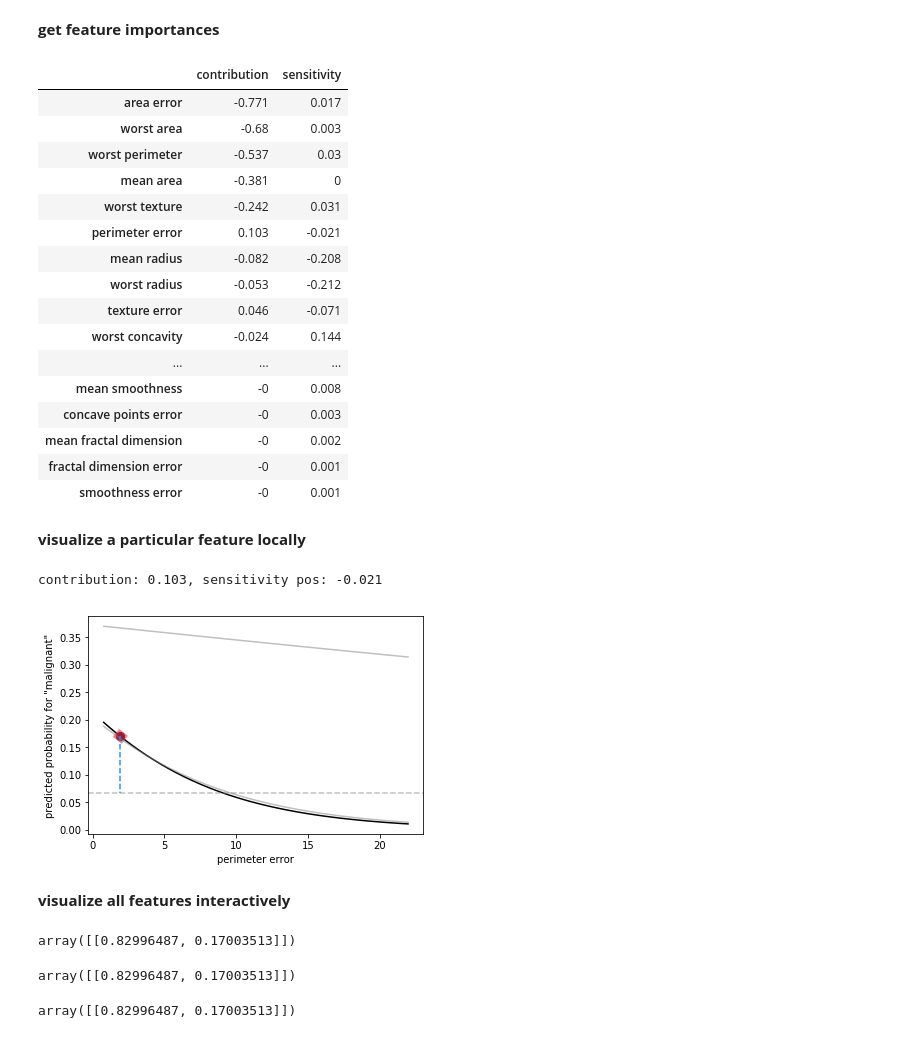
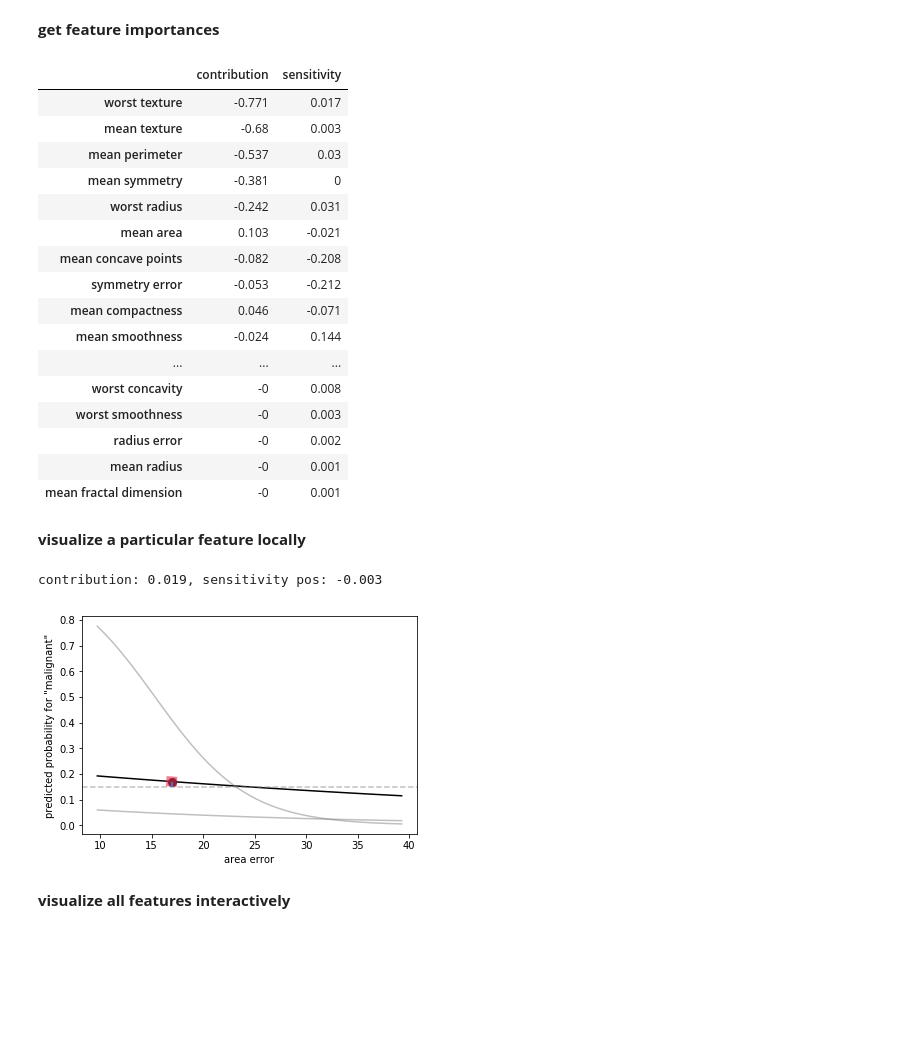
Before and after one commit to Pacmed/sensible-local-interpretations, a Jupyter notebook: interp/interp_breast_cancer.ipynb, the cells around one changed output. Drawn from its saved outputs; the diff is of its cells as text; code cells hidden in the pictures; blank space fills up the shorter version.

```diff
--- a/interp/interp_breast_cancer.ipynb
+++ b/interp/interp_breast_cancer.ipynb
@@ -26,8 +27,9 @@ y = 1 - data['target'] # want class 1 to be "malignant", class 0 to be "benign"
 X_train, X_test, y_train, y_test = train_test_split(X, y) # defaults to 0.75: 0.25 splitx`
 # %%
 # class_weights = [0.5, 1, 2]
-class_weights = [0.5, 1, 2]
+class_weights = [0.2, 1, 5]
 models = train_models(X_train, y_train, class_weights, model_type='logistic')
+# models = train_models(X_train, y_train, class_weights, model_type='logistic')
 # %% [output]
 lbfgs failed to converge. Increase the number of iterations.
 
@@ -52,39 +56,39 @@ explainer = lcp.Explainer(X_train, feature_names=feature_names, strategy=strateg
 explainer.explain_instance(x, models[1].predict_proba, class_num, return_table=True)
 # %% [output]
 |  | contribution | sensitivity |
-| area error | -0.771 | 0.017 |
-| worst area | -0.68 | 0.003 |
-| worst perimeter | -0.537 | 0.03 |
-| mean area | -0.381 | 0 |
-| worst texture | -0.242 | 0.031 |
-| perimeter error | 0.103 | -0.021 |
-| mean radius | -0.082 | -0.208 |
-| worst radius | -0.053 | -0.212 |
-| texture error | 0.046 | -0.071 |
-| worst concavity | -0.024 | 0.144 |
+| worst texture | -0.771 | 0.017 |
+| mean texture | -0.68 | 0.003 |
+| mean perimeter | -0.537 | 0.03 |
+| mean symmetry | -0.381 | 0 |
+| worst radius | -0.242 | 0.031 |
+| mean area | 0.103 | -0.021 |
+| mean concave points | -0.082 | -0.208 |
+| symmetry error | -0.053 | -0.212 |
+| mean compactness | 0.046 | -0.071 |
+| mean smoothness | -0.024 | 0.144 |
 | ... | ... | ... |
-| mean smoothness | -0 | 0.008 |
-| concave points error | -0 | 0.003 |
-| mean fractal dimension | -0 | 0.002 |
-| fractal dimension error | -0 | 0.001 |
-| smoothness error | -0 | 0.001 |
+| worst concavity | -0 | 0.008 |
+| worst smoothness | -0 | 0.003 |
+| radius error | -0 | 0.002 |
+| mean radius | -0 | 0.001 |
+| mean fractal dimension | -0 | 0.001 |
 # %% [markdown]
 **visualize a particular feature locally**
 # %%
-feature_name = 'perimeter error' # area error
+feature_name = 'area error' # area error
 
 fig = plt.figure()
 expl_dicts = []
 for i in range(3):
     expl_dicts.append(explainer.explain_instance_feature(x, models[i].predict_proba,
                                                          feature_name=feature_name, class_num=class_num))
 
 print(f'contribution: {expl_dicts[1]["contribution"]:0.3f}, sensitivity pos: {expl_dicts[1]["sensitivity_pos"]:0.3f}')
 
 explainer.viz_expl_feature(expl_dicts[1], [expl_dicts[0], expl_dicts[2]])
 # %% [output]
-contribution: 0.103, sensitivity pos: -0.021
+contribution: 0.019, sensitivity pos: -0.003
-[figure, old version]
+[figure, new version]
 # %% [markdown]
 **visualize all features interactively**
 # %%
@@ -93,12 +97,0 @@ explainer.viz_expl(expl_dict, filename='out_breast_cancer.html')
-# %%
-models[0].predict_proba(x)
-# %% [output]
-array([[0.82996487, 0.17003513]])
-# %%
-models[1].predict_proba(x)
-# %% [output]
-array([[0.82996487, 0.17003513]])
-# %%
-models[2].predict_proba(x)
-# %% [output]
-array([[0.82996487, 0.17003513]])
```
Also changed, not shown: parts of 4 cells of this notebook, 1 other file.
